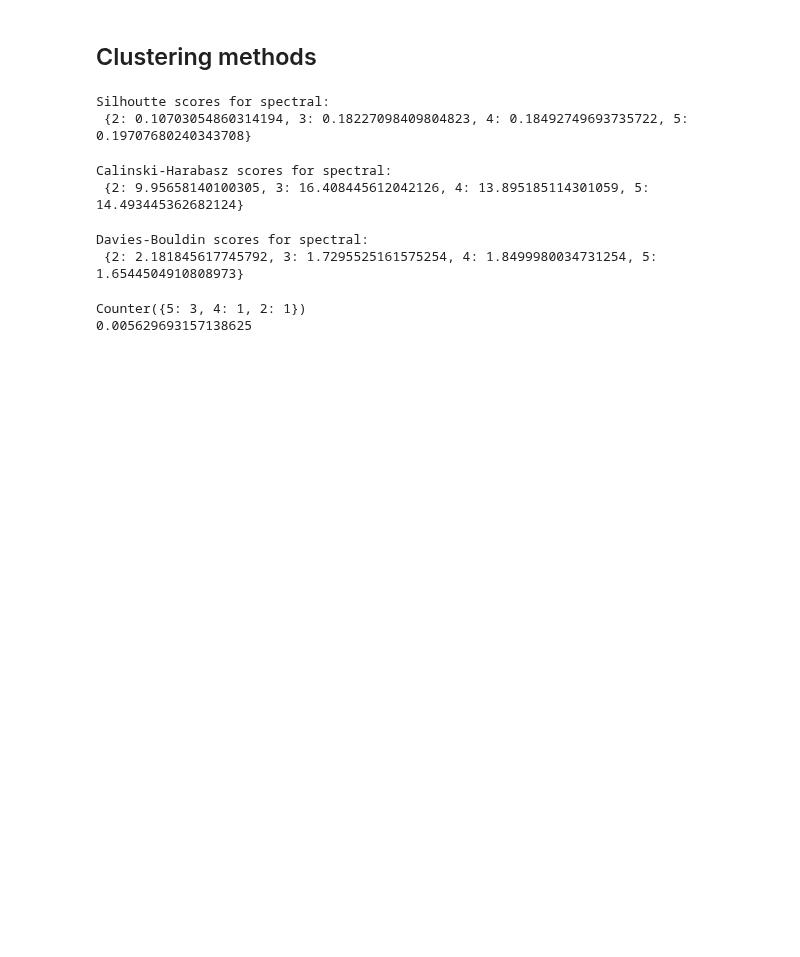
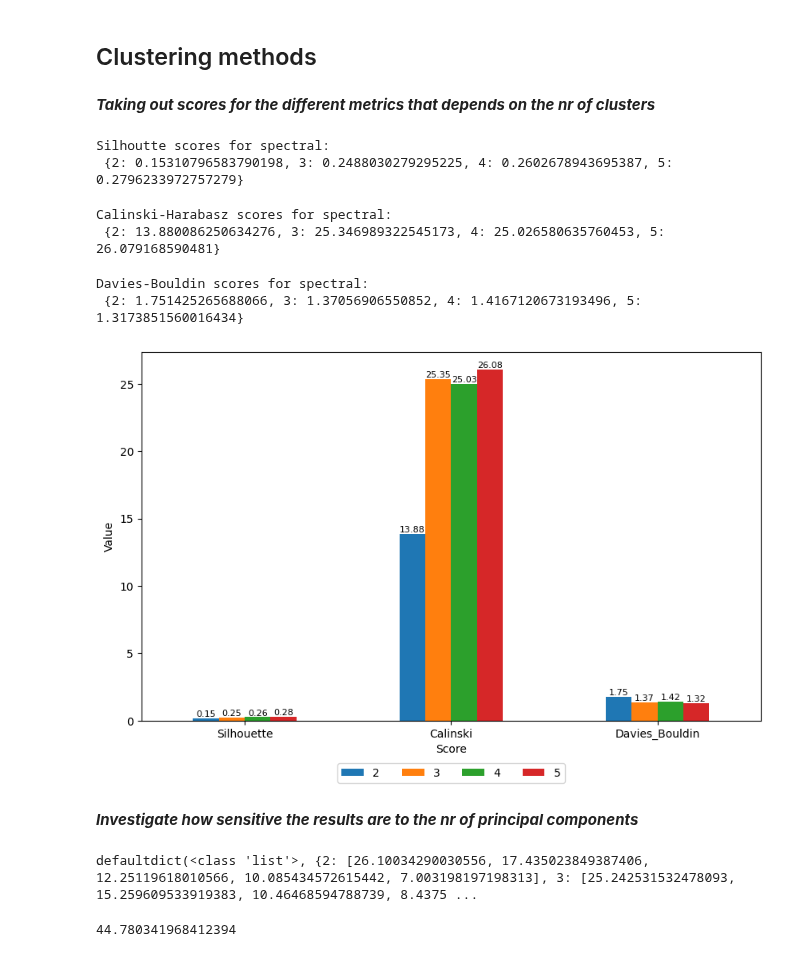
Before and after one commit to maximiliann97/Big-data-MVE441, a Jupyter notebook: Project3_clustering.ipynb, the cells around one changed output. Saved outputs shown, nothing was run; the diff lists cells and outputs as text; code cells hidden in the pictures; blank space fills up the shorter version.

Commit message:
added barplots for variances and values

```diff
--- a/Project3_clustering.ipynb
+++ b/Project3_clustering.ipynb
@@ -289,10 +289,13 @@ def evaluate(nr_PC, nr_clusters_list, data, method, iterations, metric):
 
         cluster_dict[c] = np.mean(score_list)
     return cluster_dict, pred_label
+# %% [markdown]
+***Taking out scores for the different metrics that depends on the nr of clusters***
 # %%
 # Function arguments
 nr_clusters_list = [2, 3, 4, 5]
-nr_PC = [5, 10, 20, 30, 82]
+#nr_PC = [5, 10, 20, 30, 82]
+nr_PC = 5
 method = 'spectral'
 iterations = 100
 
@@ -306,11 +309,39 @@ davies_bouldin_dict, pred_label = evaluate(nr_PC, nr_clusters_list, data, method
 print(f'Davies-Bouldin scores for {method}:\n {davies_bouldin_dict}')
 # %% [output]
 Silhoutte scores for spectral:
- {2: 0.10703054860314194, 3: 0.18227098409804823, 4: 0.18492749693735722, 5: 0.19707680240343708}
+ {2: 0.15310796583790198, 3: 0.2488030279295225, 4: 0.2602678943695387, 5: 0.2796233972757279}
 Calinski-Harabasz scores for spectral:
- {2: 9.95658140100305, 3: 16.408445612042126, 4: 13.895185114301059, 5: 14.493445362682124}
+ {2: 13.880086250634276, 3: 25.346989322545173, 4: 25.026580635760453, 5: 26.079168590481}
 Davies-Bouldin scores for spectral:
- {2: 2.181845617745792, 3: 1.7295525161575254, 4: 1.8499980034731254, 5: 1.6544504910808973}
+ {2: 1.751425265688066, 3: 1.37056906550852, 4: 1.4167120673193496, 5: 1.3173851560016434}
+# %%
+import pandas as pd
+import matplotlib.pyplot as plt
+clfs_name = ['2', '3', '4', '5']
+def barplot(score_values, score_names):
+    df = pd.DataFrame(score_values, index=score_names, columns=clfs_name)
+    ax = df.plot.bar(rot=0, figsize=(10,6))
+
+
+    # Add score names below the bars
+    ax.legend(loc='upper center', bbox_to_anchor=(0.5, -0.1), ncol=len(clfs_name))
+    ax.set_xlabel('Score')
+    ax.set_ylabel('Value')
+    ax.set_xticklabels(score_names)
+
+    # Add exact values above the bars
+    for i in ax.containers:
+        ax.bar_label(i, label_type='edge', fmt='%.2f', fontsize=8)
+
+    plt.show()
+
+score_values = [silhouette_score_dict.values(), calinski_score_dict.values(), davies_bouldin_dict.values()]
+score_names = ['Silhouette', 'Calinski', 'Davies_Bouldin']
+barplot(score_values, score_names)
+# %% [output]
+[figure, added]
+# %% [markdown]
+***Investigate how sensitive the results are to the nr of principal components***
 # %%
 from collections import Counter
 from collections import defaultdict
@@ -327,4 +358,12 @@ def pc_check(method, score_name):
         for key, val in score_dict.items():
             my_dict[key].append(val)
     return my_dict
+cal_var = pc_check('kmeans','calinski')
+print(cal_var)
+# %% [output]
+defaultdict(<class 'list'>, {2: [26.10034290030556, 17.435023849387406, 12.25119618010566, 10.085434572615442, 7.003198197198313], 3: [25.242531532478093, 15.259609533919383, 10.46468594788739, 8.4375 ...
+# %%
+print(np.var(cal_var[2]))
+# %% [output]
+44.780341968412394
 # %%
@@ -333,6 +382,0 @@ silh_dict_spectral = pc_check('spectral', 'silh')
-# %%
-print(counter)
-print(np.var(my_dict[5]))
-# %% [output]
-Counter({5: 3, 4: 1, 2: 1})
-0.005629693157138625
```
Also changed, not shown: parts of 3 cells of this notebook, 1 other file.
